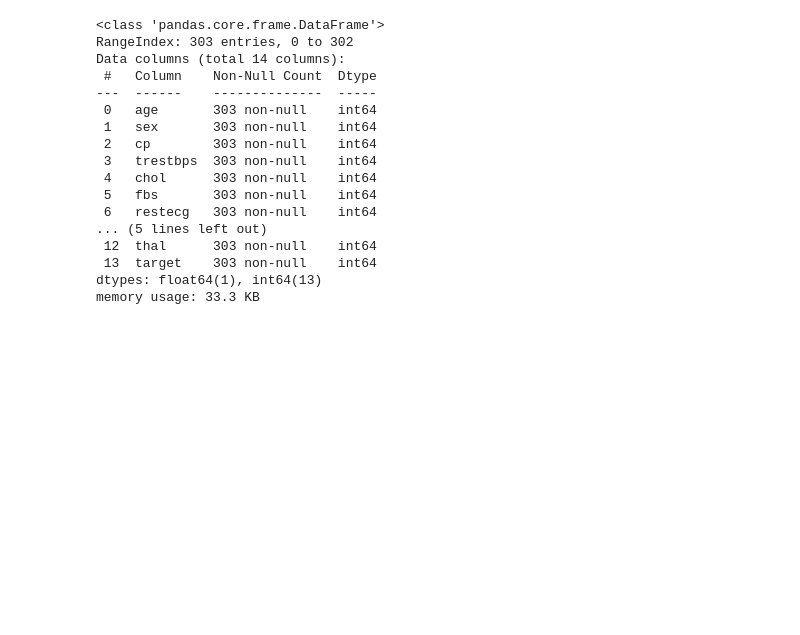
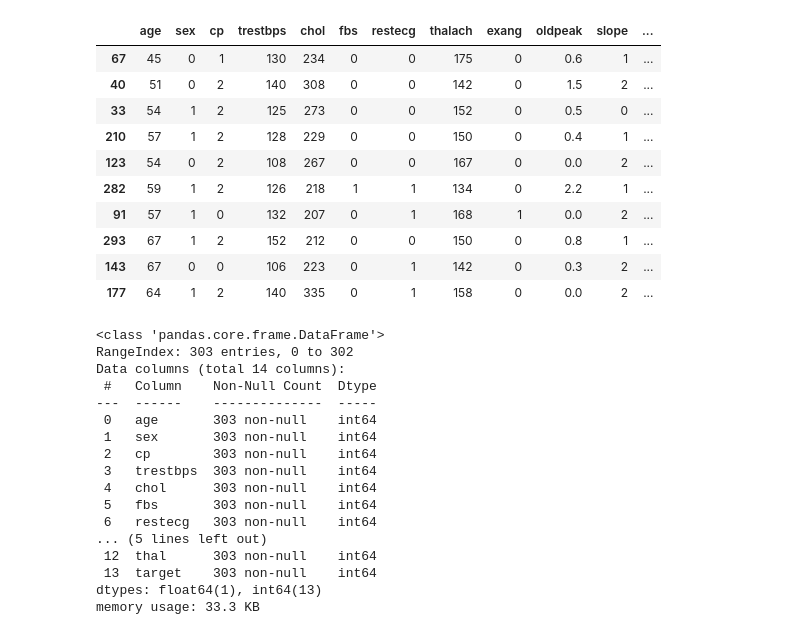
Before and after one commit to Bharat2310/ML-learning, a Jupyter notebook: algo_training/random_forest/random_forest1.ipynb, the cells around one changed output. Cells and saved outputs as stored; diff of their text form; code cells hidden in the pictures; blank space fills up the shorter version.

```diff
--- a/algo_training/random_forest/random_forest1.ipynb
+++ b/algo_training/random_forest/random_forest1.ipynb
@@ -9,5 +12,19 @@ from sklearn.metrics import accuracy_score
 # %%
 df = pd.read_csv("../../Data/heart.csv")
+# %%
+df.sample(10)
+# %% [output]
+|  | age | sex | cp | trestbps | chol | fbs | restecg | thalach | exang | oldpeak | slope | ... |
+| 67 | 45 | 0 | 1 | 130 | 234 | 0 | 0 | 175 | 0 | 0.6 | 1 | ... |
+| 40 | 51 | 0 | 2 | 140 | 308 | 0 | 0 | 142 | 0 | 1.5 | 2 | ... |
+| 33 | 54 | 1 | 2 | 125 | 273 | 0 | 0 | 152 | 0 | 0.5 | 0 | ... |
+| 210 | 57 | 1 | 2 | 128 | 229 | 0 | 0 | 150 | 0 | 0.4 | 1 | ... |
+| 123 | 54 | 0 | 2 | 108 | 267 | 0 | 0 | 167 | 0 | 0.0 | 2 | ... |
+| 282 | 59 | 1 | 2 | 126 | 218 | 1 | 1 | 134 | 0 | 2.2 | 1 | ... |
+| 91 | 57 | 1 | 0 | 132 | 207 | 0 | 1 | 168 | 1 | 0.0 | 2 | ... |
+| 293 | 67 | 1 | 2 | 152 | 212 | 0 | 0 | 150 | 0 | 0.8 | 1 | ... |
+| 143 | 67 | 0 | 0 | 106 | 223 | 0 | 1 | 142 | 0 | 0.3 | 2 | ... |
+| 177 | 64 | 1 | 2 | 140 | 335 | 0 | 1 | 158 | 0 | 0.0 | 2 | ... |
 # %%
 df.head()
 df.info()
```
Also changed, not shown: parts of 9 cells of this notebook, 2 other files.
